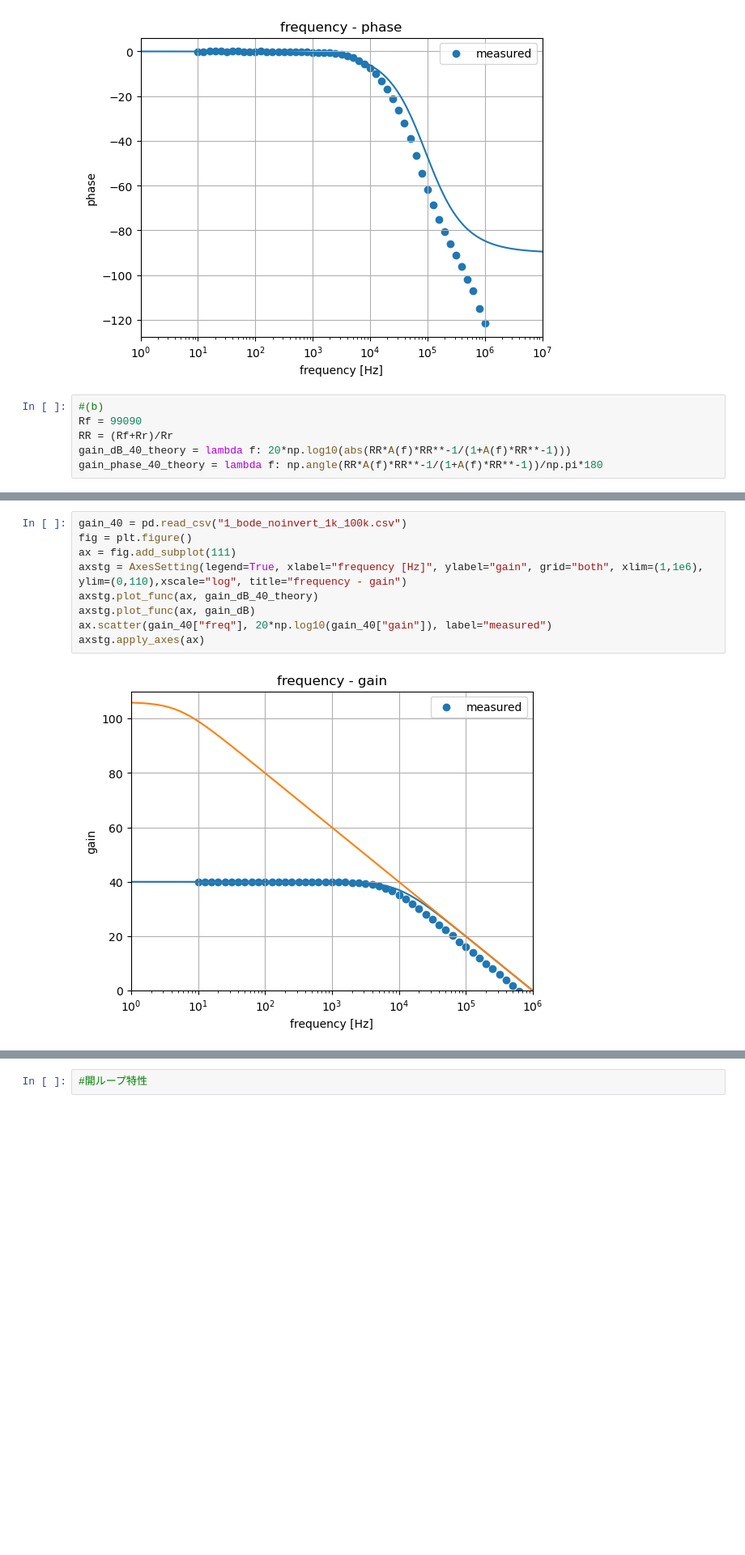
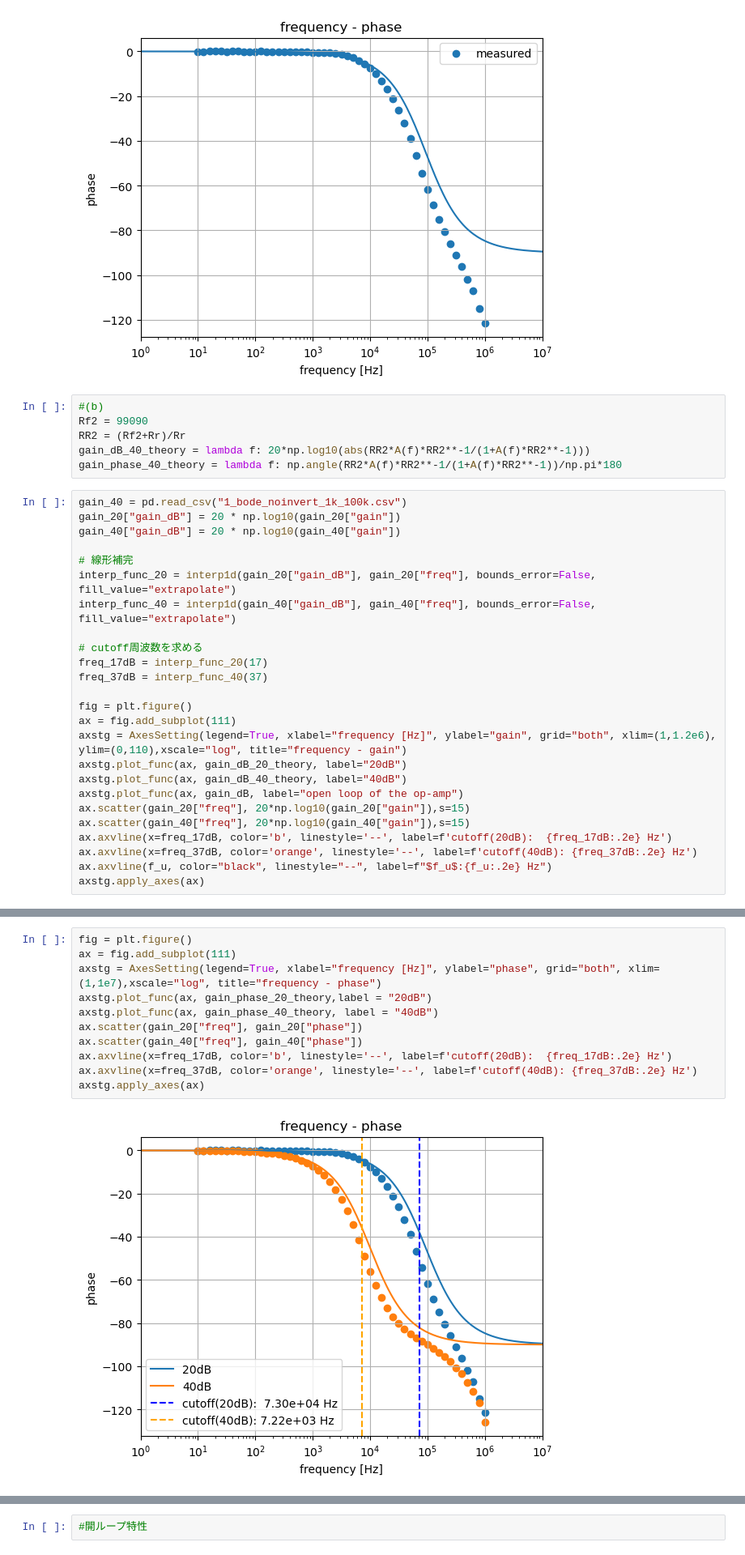
Before and after one commit to uzumibi/A2, a Jupyter notebook: 7-1.ipynb, the cells around one changed output, grey strips where cells are left out. Shown: that part at 81% size. Cells and saved outputs as stored; diff of their text form; blank space fills up the shorter version.

```diff
--- a/7-1.ipynb
+++ b/7-1.ipynb
@@ -160,7 +178,32 @@ axstg.apply_axes(ax)
 [figure]
 # %%
 #(b)
-Rf = 99090
-RR = (Rf+Rr)/Rr
-gain_dB_40_theory = lambda f: 20*np.log10(abs(RR*A(f)*RR**-1/(1+A(f)*RR**-1)))
-gain_phase_40_theory = lambda f: np.angle(RR*A(f)*RR**-1/(1+A(f)*RR**-1))/np.pi*180
+Rf2 = 99090
+RR2 = (Rf2+Rr)/Rr
+gain_dB_40_theory = lambda f: 20*np.log10(abs(RR2*A(f)*RR2**-1/(1+A(f)*RR2**-1)))
+gain_phase_40_theory = lambda f: np.angle(RR2*A(f)*RR2**-1/(1+A(f)*RR2**-1))/np.pi*180
+# %%
+gain_40 = pd.read_csv("1_bode_noinvert_1k_100k.csv")
+gain_20["gain_dB"] = 20 * np.log10(gain_20["gain"])
+gain_40["gain_dB"] = 20 * np.log10(gain_40["gain"])
+
+# 線形補完
+interp_func_20 = interp1d(gain_20["gain_dB"], gain_20["freq"], bounds_error=False, fill_value="extrapolate")
+interp_func_40 = interp1d(gain_40["gain_dB"], gain_40["freq"], bounds_error=False, fill_value="extrapolate")
+
+# cutoff周波数を求める
+freq_17dB = interp_func_20(17)
+freq_37dB = interp_func_40(37)
+
+fig = plt.figure()
+ax = fig.add_subplot(111)
+axstg = AxesSetting(legend=True, xlabel="frequency [Hz]", ylabel="gain", grid="both", xlim=(1,1.2e6), ylim=(0,110),xscale="log", title="frequency - gain")
+axstg.plot_func(ax, gain_dB_20_theory, label="20dB")
+axstg.plot_func(ax, gain_dB_40_theory, label="40dB")
+axstg.plot_func(ax, gain_dB, label="open loop of the op-amp")
+ax.scatter(gain_20["freq"], 20*np.log10(gain_20["gain"]),s=15)
+ax.scatter(gain_40["freq"], 20*np.log10(gain_40["gain"]),s=15)
+ax.axvline(x=freq_17dB, color='b', linestyle='--', label=f'cutoff(20dB):  {freq_17dB:.2e} Hz')
+ax.axvline(x=freq_37dB, color='orange', linestyle='--', label=f'cutoff(40dB): {freq_37dB:.2e} Hz')
+ax.axvline(f_u, color="black", linestyle="--", label=f"$f_u$:{f_u:.2e} Hz")
+axstg.apply_axes(ax)
@@ -167,11 +212,13 @@ gain_phase_40_theory = lambda f: np.angle(RR*A(f)*RR**-1/(1+A(f)*RR**-1))/np.pi*
 # %%
-gain_40 = pd.read_csv("1_bode_noinvert_1k_100k.csv")
 fig = plt.figure()
 ax = fig.add_subplot(111)
-axstg = AxesSetting(legend=True, xlabel="frequency [Hz]", ylabel="gain", grid="both", xlim=(1,1e6), ylim=(0,110),xscale="log", title="frequency - gain")
-axstg.plot_func(ax, gain_dB_40_theory)
-axstg.plot_func(ax, gain_dB)
-ax.scatter(gain_40["freq"], 20*np.log10(gain_40["gain"]), label="measured")
+axstg = AxesSetting(legend=True, xlabel="frequency [Hz]", ylabel="phase", grid="both", xlim=(1,1e7),xscale="log", title="frequency - phase")
+axstg.plot_func(ax, gain_phase_20_theory,label = "20dB")
+axstg.plot_func(ax, gain_phase_40_theory, label = "40dB")
+ax.scatter(gain_20["freq"], gain_20["phase"])
+ax.scatter(gain_40["freq"], gain_40["phase"])
+ax.axvline(x=freq_17dB, color='b', linestyle='--', label=f'cutoff(20dB):  {freq_17dB:.2e} Hz')
+ax.axvline(x=freq_37dB, color='orange', linestyle='--', label=f'cutoff(40dB): {freq_37dB:.2e} Hz')
 axstg.apply_axes(ax)
 # %% [output]
-[figure, old version]
+[figure, new version]
```
Also changed, not shown: parts of 13 cells of this notebook, 1 other file.
